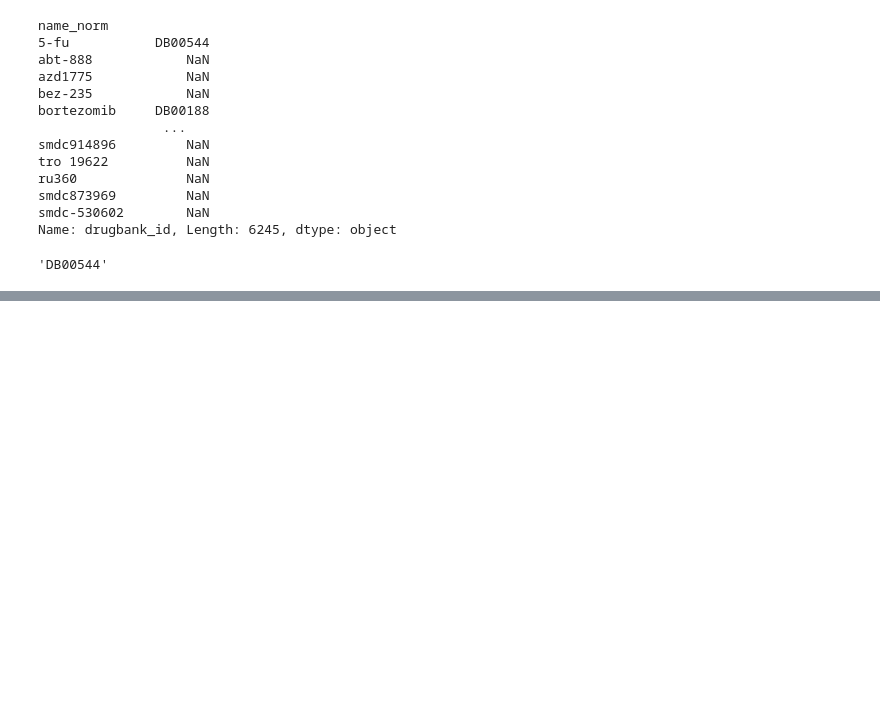
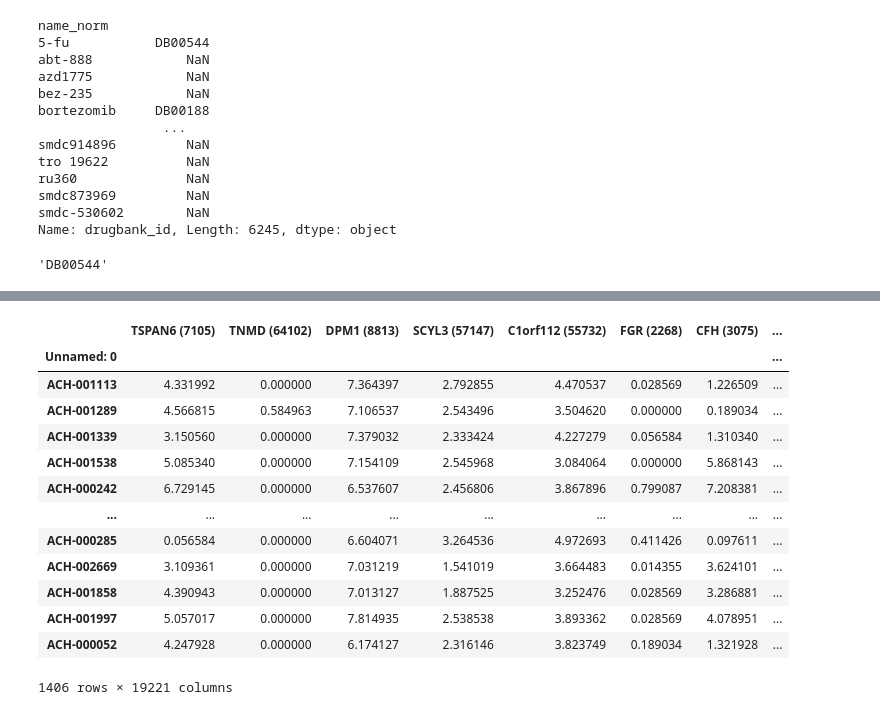
Before and after one commit to xuz24/MD-syn-GEMS, a Jupyter notebook: notebook.ipynb, the cells around one changed output, grey strips where cells are left out. Cells and saved outputs as stored; diff of their text form; code cells hidden in the pictures; blank space fills up the shorter version.

```diff
--- a/notebook.ipynb
+++ b/notebook.ipynb
@@ -714,0 +1070,18 @@ mapping_df.loc['5-fu']
+# %%
+ccle = pd.read_csv('/Users/zijiexu/GEMS-LAB/jumpstart_bundle 2/data/CCLE_expression.csv').set_index('Unnamed: 0')
+ccle
+# %% [output]
+|  | TSPAN6 (7105) | TNMD (64102) | DPM1 (8813) | SCYL3 (57147) | C1orf112 (55732) | FGR (2268) | CFH (3075) | ... |
+| Unnamed: 0 |  |  |  |  |  |  |  | ... |
+| ACH-001113 | 4.331992 | 0.000000 | 7.364397 | 2.792855 | 4.470537 | 0.028569 | 1.226509 | ... |
+| ACH-001289 | 4.566815 | 0.584963 | 7.106537 | 2.543496 | 3.504620 | 0.000000 | 0.189034 | ... |
+| ACH-001339 | 3.150560 | 0.000000 | 7.379032 | 2.333424 | 4.227279 | 0.056584 | 1.310340 | ... |
+| ACH-001538 | 5.085340 | 0.000000 | 7.154109 | 2.545968 | 3.084064 | 0.000000 | 5.868143 | ... |
+| ACH-000242 | 6.729145 | 0.000000 | 6.537607 | 2.456806 | 3.867896 | 0.799087 | 7.208381 | ... |
+| ... | ... | ... | ... | ... | ... | ... | ... | ... |
+| ACH-000285 | 0.056584 | 0.000000 | 6.604071 | 3.264536 | 4.972693 | 0.411426 | 0.097611 | ... |
+| ACH-002669 | 3.109361 | 0.000000 | 7.031219 | 1.541019 | 3.664483 | 0.014355 | 3.624101 | ... |
+| ACH-001858 | 4.390943 | 0.000000 | 7.013127 | 1.887525 | 3.252476 | 0.028569 | 3.286881 | ... |
+| ACH-001997 | 5.057017 | 0.000000 | 7.814935 | 2.538538 | 3.893362 | 0.028569 | 4.078951 | ... |
+| ACH-000052 | 4.247928 | 0.000000 | 6.174127 | 2.316146 | 3.823749 | 0.189034 | 1.321928 | ... |
+1406 rows × 19221 columns
```
Also changed, not shown: parts of 49 cells of this notebook, 4 other files.
